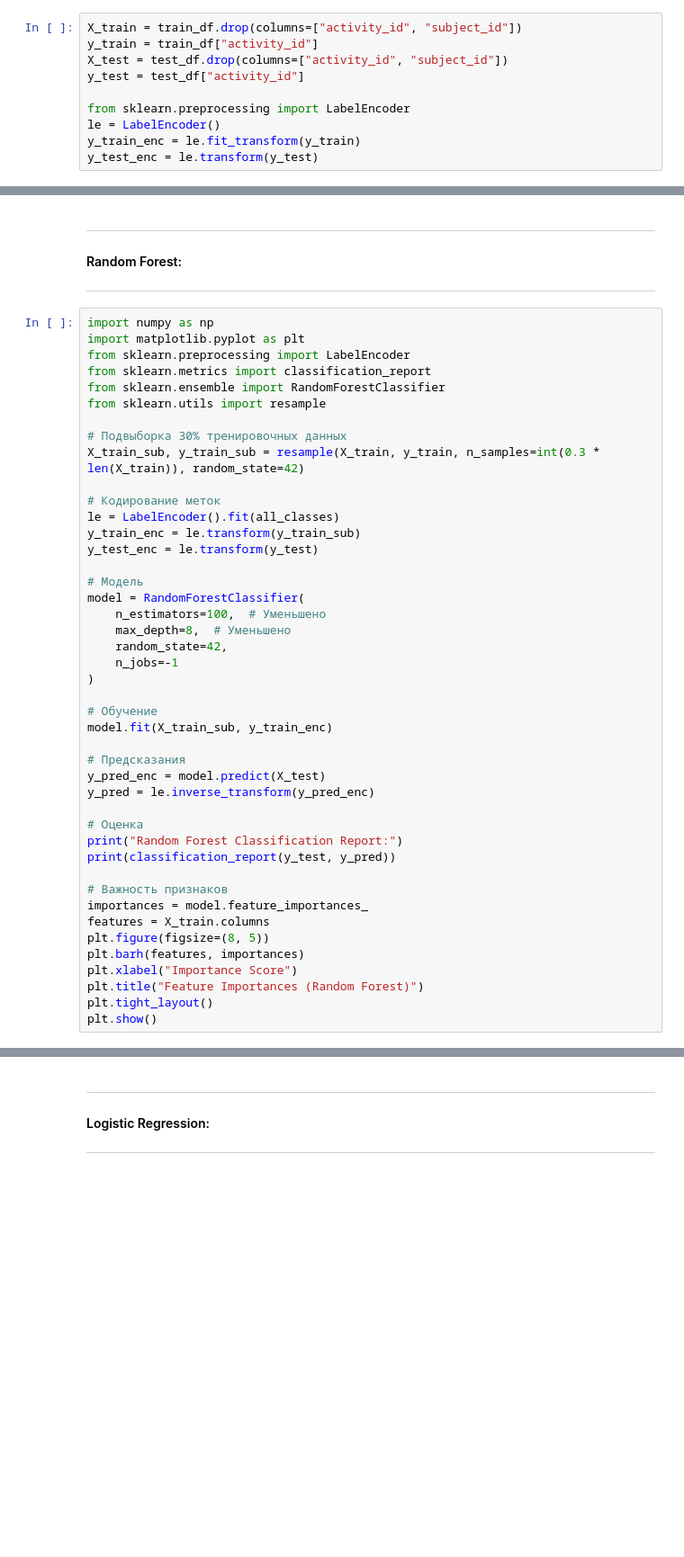
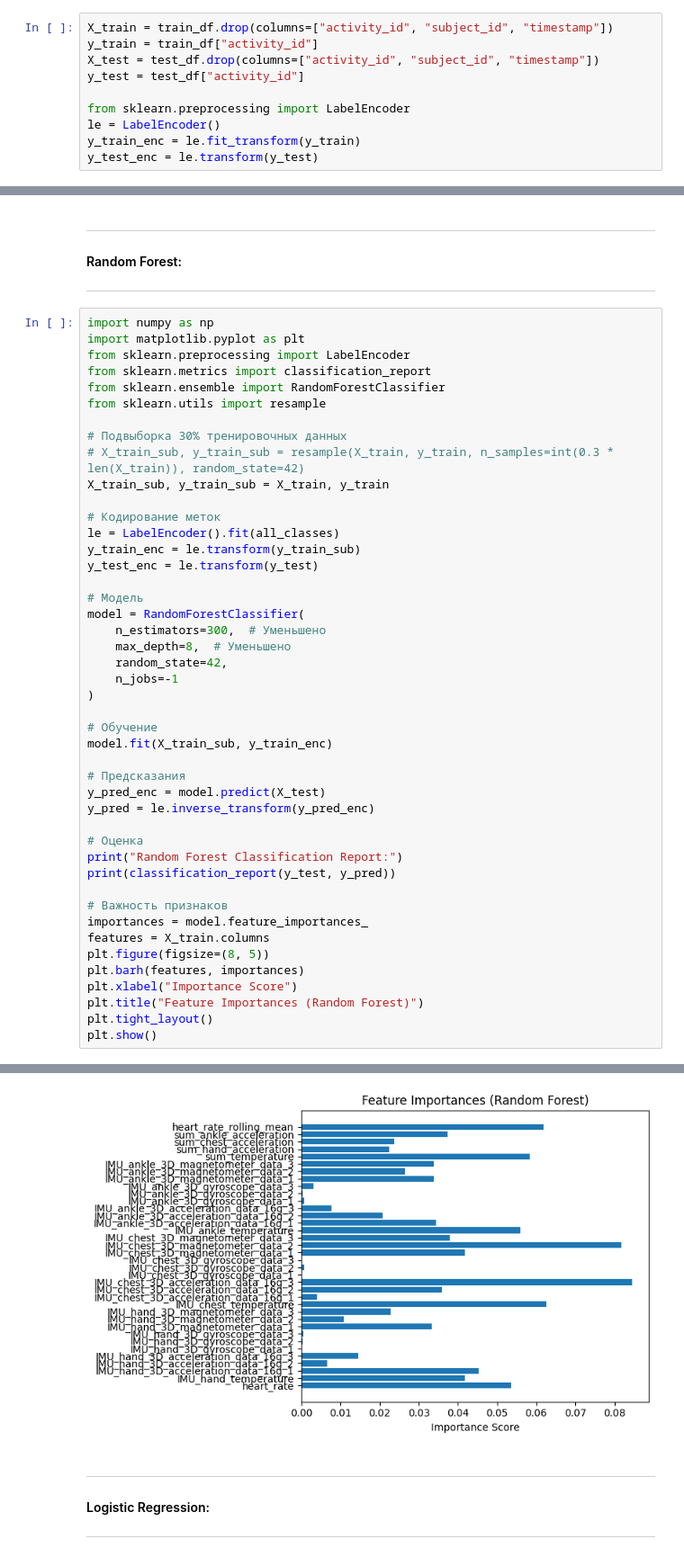
Before and after one commit to maxsonsgit/AI-classification-of-physical-activity, a Jupyter notebook: research_art.ipynb, the cells around one changed output, grey strips where cells are left out. Shown at 90% size. Saved outputs shown, nothing was run; the diff lists cells and outputs as text; blank space fills up the shorter version.

```diff
--- a/research_art.ipynb
+++ b/research_art.ipynb
@@ -350,9 +434,9 @@ for df in [train_df, test_df]:
 # %% [markdown]
 ## Encoding and Preparation for Modeling
 # %%
-X_train = train_df.drop(columns=["activity_id", "subject_id"])
+X_train = train_df.drop(columns=["activity_id", "subject_id", "timestamp"])
 y_train = train_df["activity_id"]
-X_test = test_df.drop(columns=["activity_id", "subject_id"])
+X_test = test_df.drop(columns=["activity_id", "subject_id", "timestamp"])
 y_test = test_df["activity_id"]
 
 from sklearn.preprocessing import LabelEncoder
@@ -502,7 +608,8 @@ from sklearn.ensemble import RandomForestClassifier
 from sklearn.utils import resample
 
 # Подвыборка 30% тренировочных данных
-X_train_sub, y_train_sub = resample(X_train, y_train, n_samples=int(0.3 * len(X_train)), random_state=42)
+# X_train_sub, y_train_sub = resample(X_train, y_train, n_samples=int(0.3 * len(X_train)), random_state=42)
+X_train_sub, y_train_sub = X_train, y_train
 
 # Кодирование меток
 le = LabelEncoder().fit(all_classes)
@@ -511,7 +618,7 @@ y_test_enc = le.transform(y_test)
 
 # Модель
 model = RandomForestClassifier(
-    n_estimators=100,  # Уменьшено
+    n_estimators=300,  # Уменьшено
     max_depth=8,  # Уменьшено
     random_state=42,
     n_jobs=-1
@@ -537,3 +644,4 @@ plt.xlabel("Importance Score")
 plt.title("Feature Importances (Random Forest)")
 plt.tight_layout()
 plt.show()
+# %% [output]
@@ -540,3 +665,4 @@ plt.show()
+[figure, added]
 # %% [markdown]
 ***
 #### Logistic Regression:
```
Also changed, not shown: parts of 19 cells of this notebook, 1 other file.
